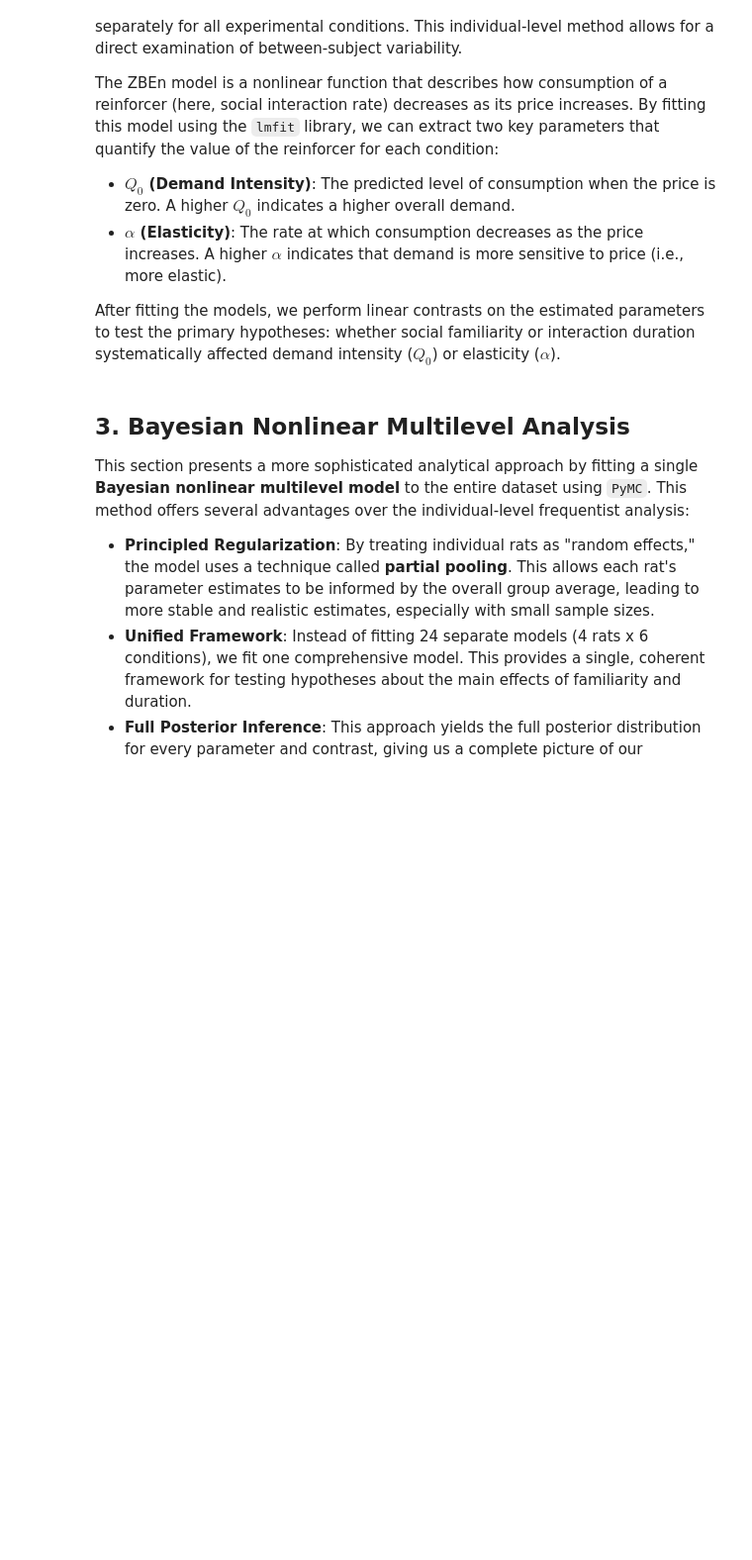
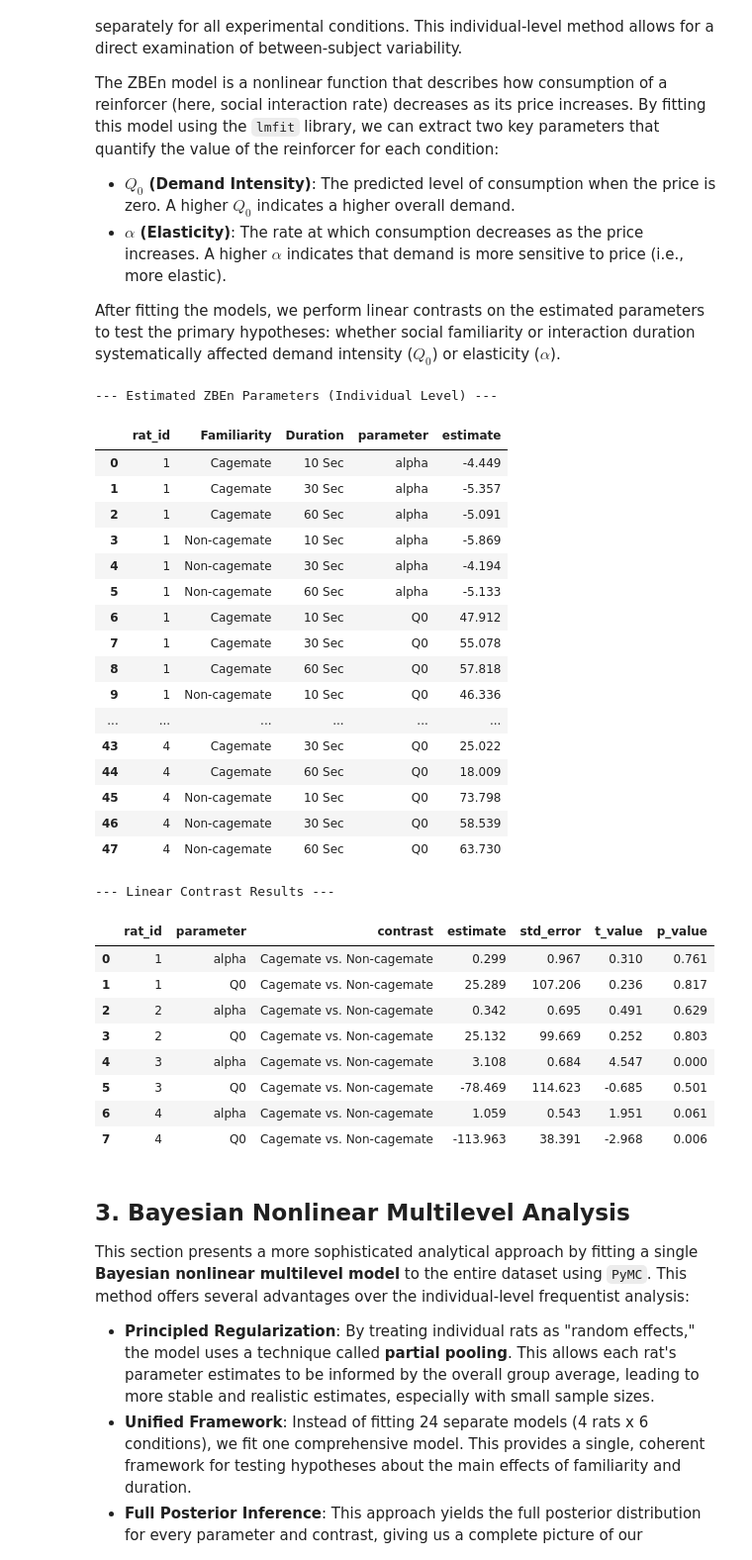
Before and after one commit to haoranmattwan/demand-analysis-social-familiarity-2023, a Jupyter notebook: Analysis/analysis_Py.ipynb, the cells around one changed output. Shown: that part at 99% size. Cells and saved outputs as stored; diff of their text form; code cells hidden in the pictures; blank space fills up the shorter version.

```diff
--- a/Analysis/analysis_Py.ipynb
+++ b/Analysis/analysis_Py.ipynb
@@ -61,29 +63,26 @@ def transform_IHS(x):
 # --- 1.3 Load and Process Data ---
 
 # Load the raw data from a CSV file
-raw_demand_df = pd.read_csv("dat.csv")
-print("Raw data loaded successfully.")
+raw_demand_df = pd.read_csv("Table1.csv")
 
 # --- Process data into an analysis-ready format ---
 processed_df = raw_demand_df.copy()
-processed_df['active_session_hours'] = (processed_df['active_ses_time'] / 60) / 60
-processed_df['interaction_rate'] = processed_df['interact'] / processed_df['active_session_hours']
-processed_df['lq'] = transform_IHS(processed_df['interaction_rate'])
-processed_df['familiarity_label'] = np.where(processed_df['familiarity'] == 1, "Cagemate", "Non_cagemate")
-processed_df['duration_label'] = processed_df['cond'].replace({
-    "10sec": "10_Sec", "30sec": "30_Sec", "60sec": "60_Sec"
+processed_df['lq'] = transform_IHS(processed_df['Interaction Rate'])
+processed_df['duration_label'] = processed_df['Social Duration'].replace({
+    "10 Sec": "10_Sec", "30 Sec": "30_Sec", "60 Sec": "60_Sec"
 })
 
 # Aggregate data by averaging across sessions with the same price (fr)
-aggregated_df = processed_df.groupby(['pair', 'familiarity_label', 'duration_label', 'fr'], as_index=False).agg(
-    interaction_rate=('interaction_rate', 'mean'),
+aggregated_df = processed_df.groupby(['Rat', 'Social Familiarity', 'duration_label', 'Social FR'], as_index=False).agg(
+    interaction_rate=('Interaction Rate', 'mean'),
     lq=('lq', 'mean')
 )
+aggregated_df = aggregated_df.rename(columns={'Social FR': 'FR'})
 
 # --- Create dummy variables for regression models ---
 # First, create a single interaction-style column for all 6 conditions
 aggregated_df['condition'] = (
-    aggregated_df['familiarity_label'] + "_" + aggregated_df['duration_label']
+    aggregated_df['Social Familiarity'] + "_" + aggregated_df['duration_label']
 )
 
 # Use pd.get_dummies to create the binary predictor variables
@@ -94,9 +93,8 @@ model_ready_df = model_ready_df.rename(columns={
     'Cagemate_10_Sec': 'f1',
     'Cagemate_30_Sec': 'f3',
     'Cagemate_60_Sec': 'f6',
-    'Non_cagemate_10_Sec': 'u1',
-    'Non_cagemate_30_Sec': 'u3',
-    'Non_cagemate_60_Sec': 'u6'
+    'Non-cagemate_10_Sec': 'u1',
+    'Non-cagemate_30_Sec': 'u3',
+    'Non-cagemate_60_Sec': 'u6',
+    'Social FR': 'FR'
 })
-
-print("Individual-level data processed and ready for analysis.")
@@ -125,7 +115,7 @@ from scipy.stats import t
 
 # --- 2.1 Define and Fit the ZBEn Demand Model for Each Rat ---
 
-def zbe_model_func(fr, f1, f3, f6, u1, u3, u6,
+def zbe_model_func(FR, f1, f3, f6, u1, u3, u6,
                    af1, af3, af6, au1, au3, au6,
                    qf1, qf3, qf6, qu1, qu3, qu6):
     """
@@ -136,20 +126,20 @@ def zbe_model_func(fr, f1, f3, f6, u1, u3, u6,
     alpha_term = np.exp(af1*f1 + af3*f3 + af6*f6 + au1*u1 + au3*u3 + au6*u6)
     q0_term = qf1*f1 + qf3*f3 + qf6*f6 + qu1*u1 + qu3*u3 + qu6*u6
     lhs_q0 = transform_IHS(q0_term)
-    return lhs_q0 * np.exp((-alpha_term / lhs_q0) * q0_term * fr)
+    return lhs_q0 * np.exp((-alpha_term / lhs_q0) * q0_term * FR)
 
 # Create an lmfit Model object
 zbe_lmfit_model = Model(
     zbe_model_func,
-    independent_vars=['fr', 'f1', 'f3', 'f6', 'u1', 'u3', 'u6']
+    independent_vars=['FR', 'f1', 'f3', 'f6', 'u1', 'u3', 'u6']
 )
 
 # --- Loop through each rat to fit the model and perform contrasts ---
 parameter_list = []
 contrast_list = []
-for rat_id in model_ready_df['pair'].unique():
+for rat_id in model_ready_df['Rat'].unique():
 
-    rat_data = model_ready_df[model_ready_df['pair'] == rat_id]
+    rat_data = model_ready_df[model_ready_df['Rat'] == rat_id]
 
     # Set up initial parameter values for the fit
     fit_params = zbe_lmfit_model.make_params(
@@ -163,7 +153,7 @@ for rat_id in model_ready_df['pair'].unique():
 
     # Define the independent variables for the fit
     independent_vars = {
-        'fr': rat_data['fr'], 'f1': rat_data['f1'], 'f3': rat_data['f3'],
+        'FR': rat_data['FR'], 'f1': rat_data['f1'], 'f3': rat_data['f3'],
         'f6': rat_data['f6'], 'u1': rat_data['u1'], 'u3': rat_data['u3'],
         'u6': rat_data['u6']
     }
@@ -197,33 +187,62 @@ for rat_id in model_ready_df['pair'].unique():
         variance = contrast_vector.T @ covar_matrix @ contrast_vector
         stderr = np.sqrt(variance)
 
         # Calculate t-statistic and two-tailed p-value
         t_stat = est / stderr if stderr > 0 else 0
         p_val = t.sf(np.abs(t_stat), df=result.nfree) * 2
 
         contrast_list.append({
             'rat_id': rat_id, 'parameter': param_name, 'contrast': 'Cagemate vs. Non-cagemate',
             'estimate': est, 'std_error': stderr, 't_value': t_stat, 'p_value': p_val
         })
 
 # --- 2.2 Format and Display Results ---
 
 # Combine parameter estimates from all rats into a single DataFrame
 individual_parameter_estimates = pd.concat(parameter_list).reset_index().rename(columns={'index': 'term'})
 individual_parameter_estimates[['parameter_type', 'familiarity_code', 'duration_code']] = \
     individual_parameter_estimates['term'].str.extract(r'(a|q)(f|u)(\d)').fillna('')
 individual_parameter_estimates['parameter'] = np.where(individual_parameter_estimates['parameter_type'] == 'a', 'alpha', 'Q0')
 individual_parameter_estimates['Familiarity'] = np.where(individual_parameter_estimates['familiarity_code'] == 'f', 'Cagemate', 'Non-cagemate')
 individual_parameter_estimates['Duration'] = individual_parameter_estimates['duration_code'].replace({'1':'10 Sec', '3':'30 Sec', '6':'60 Sec'})
 final_params_df = individual_parameter_estimates[['rat_id', 'Familiarity', 'Duration', 'parameter', 'estimate']]
 
 # Combine contrast results into a single DataFrame
 final_contrasts_df = pd.DataFrame(contrast_list)
 
 print("--- Estimated ZBEn Parameters (Individual Level) ---")
 display(final_params_df)
 print("\n--- Linear Contrast Results ---")
 display(final_contrasts_df)
+# %% [output]
+--- Estimated ZBEn Parameters (Individual Level) ---
+|  | rat_id | Familiarity | Duration | parameter | estimate |
+| 0 | 1 | Cagemate | 10 Sec | alpha | -4.449 |
+| 1 | 1 | Cagemate | 30 Sec | alpha | -5.357 |
+| 2 | 1 | Cagemate | 60 Sec | alpha | -5.091 |
+| 3 | 1 | Non-cagemate | 10 Sec | alpha | -5.869 |
+| 4 | 1 | Non-cagemate | 30 Sec | alpha | -4.194 |
+| 5 | 1 | Non-cagemate | 60 Sec | alpha | -5.133 |
+| 6 | 1 | Cagemate | 10 Sec | Q0 | 47.912 |
+| 7 | 1 | Cagemate | 30 Sec | Q0 | 55.078 |
+| 8 | 1 | Cagemate | 60 Sec | Q0 | 57.818 |
+| 9 | 1 | Non-cagemate | 10 Sec | Q0 | 46.336 |
+| ... | ... | ... | ... | ... | ... |
+| 43 | 4 | Cagemate | 30 Sec | Q0 | 25.022 |
+| 44 | 4 | Cagemate | 60 Sec | Q0 | 18.009 |
+| 45 | 4 | Non-cagemate | 10 Sec | Q0 | 73.798 |
+| 46 | 4 | Non-cagemate | 30 Sec | Q0 | 58.539 |
+| 47 | 4 | Non-cagemate | 60 Sec | Q0 | 63.730 |
+--- Linear Contrast Results ---
+|  | rat_id | parameter | contrast | estimate | std_error | t_value | p_value |
+| 0 | 1 | alpha | Cagemate vs. Non-cagemate | 0.299 | 0.967 | 0.310 | 0.761 |
+| 1 | 1 | Q0 | Cagemate vs. Non-cagemate | 25.289 | 107.206 | 0.236 | 0.817 |
+| 2 | 2 | alpha | Cagemate vs. Non-cagemate | 0.342 | 0.695 | 0.491 | 0.629 |
+| 3 | 2 | Q0 | Cagemate vs. Non-cagemate | 25.132 | 99.669 | 0.252 | 0.803 |
+| 4 | 3 | alpha | Cagemate vs. Non-cagemate | 3.108 | 0.684 | 4.547 | 0.000 |
+| 5 | 3 | Q0 | Cagemate vs. Non-cagemate | -78.469 | 114.623 | -0.685 | 0.501 |
+| 6 | 4 | alpha | Cagemate vs. Non-cagemate | 1.059 | 0.543 | 1.951 | 0.061 |
+| 7 | 4 | Q0 | Cagemate vs. Non-cagemate | -113.963 | 38.391 | -2.968 | 0.006 |
 # %% [markdown]
 ## 3. Bayesian Nonlinear Multilevel Analysis
 
```
Also changed, not shown: parts of 2 cells of this notebook, 5 other files.
